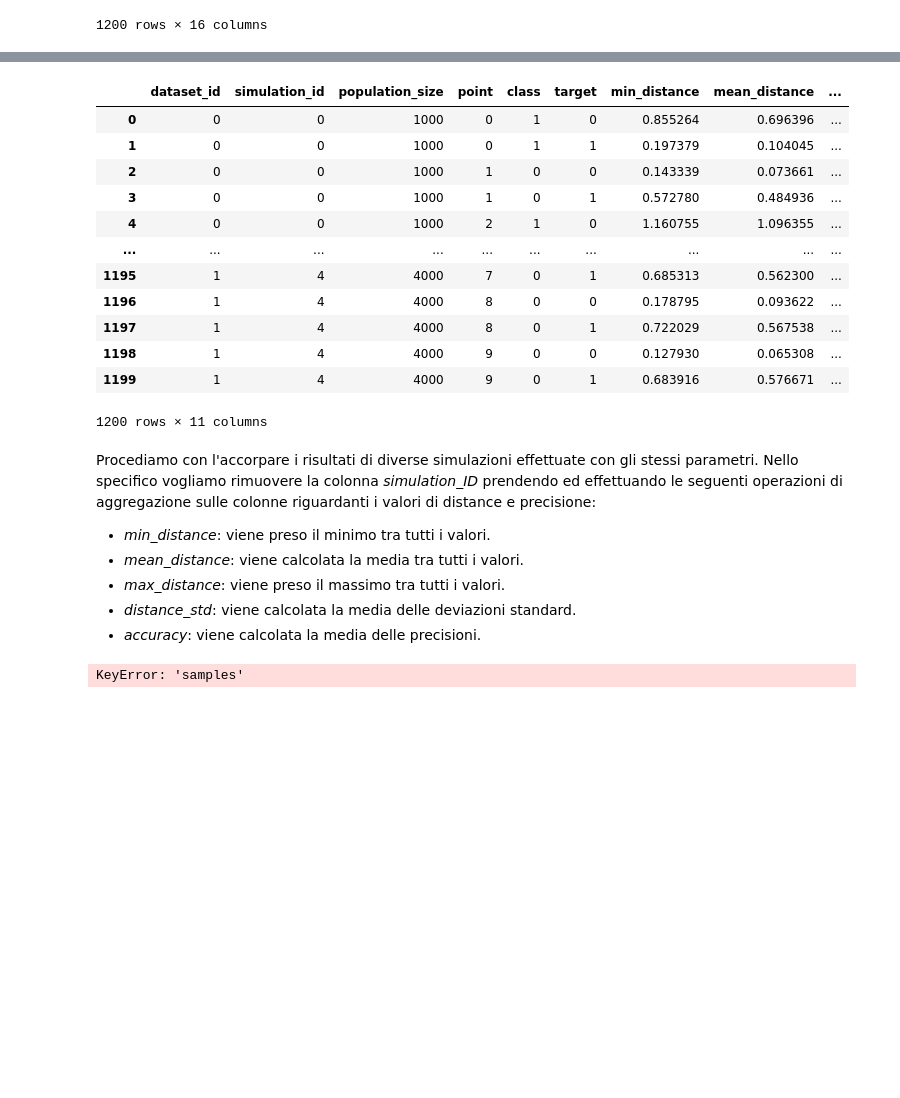
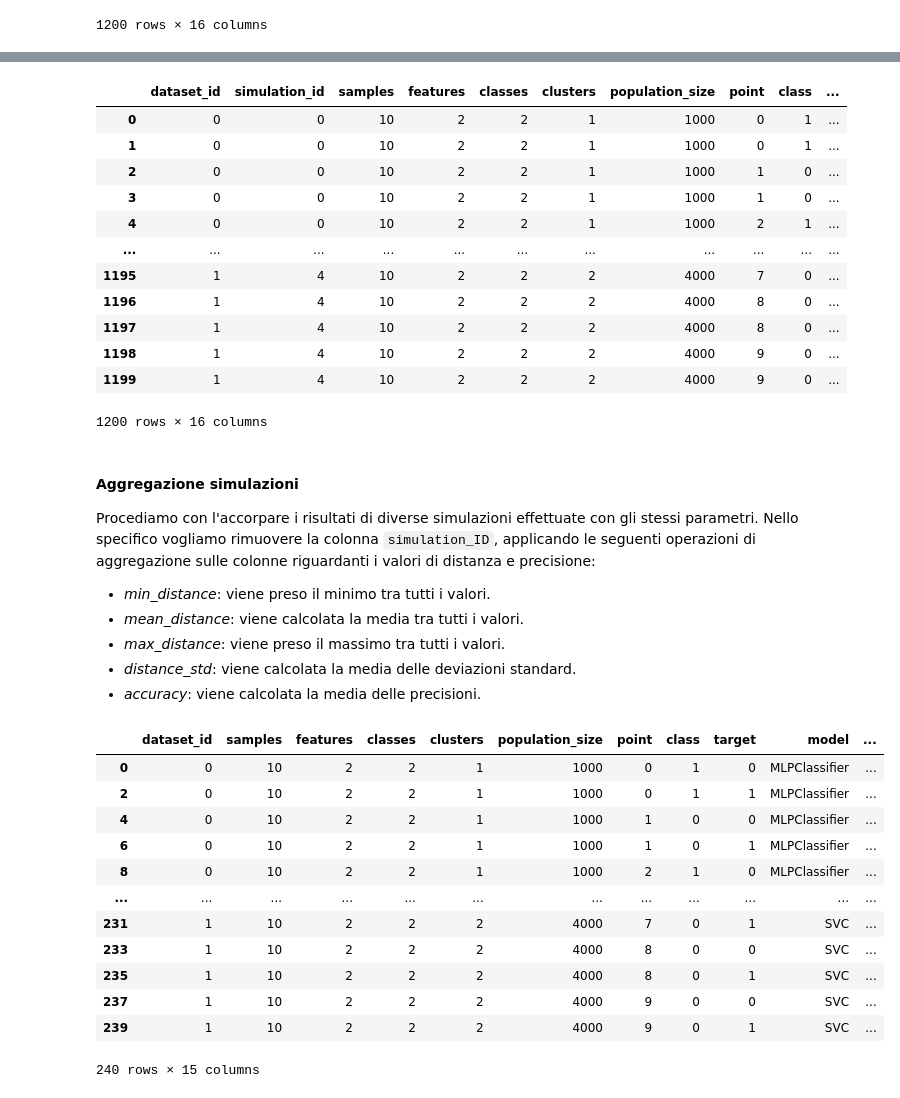
Before and after one commit to FedericoBustaffa/neighborhood_generator, a Jupyter notebook: notebooks/Analisi.ipynb, the cells around one changed output, grey strips where cells are left out. Saved outputs shown, nothing was run; the diff lists cells and outputs as text; code cells hidden in the pictures; blank space fills up the shorter version.

```diff
--- a/notebooks/Analisi.ipynb
+++ b/notebooks/Analisi.ipynb
@@ -31,4 +37,0 @@ relative ai dataset dai risultati ottenuti per ridurre un po' di ridondanze.
-# %%
-dataset_df = df[["dataset_id", "samples", "features", "classes", "clusters"]].copy().drop_duplicates()
-df = df.drop(columns=["samples", "features", "classes", "clusters"])
-dataset_df
@@ -39,4 +37,0 @@ dataset_df
-# %%
-simulation_df = df[["dataset_id", "simulation_id", "population_size", "model"]].copy().drop_duplicates()
-df = df.drop(columns=["population_size", "model"])
-simulation_df
@@ -89,32 +82,34 @@ per $-1$ di modo da avere valori meglio interpretabili.
 df[["min_fitness", "mean_fitness", "max_fitness"]] *= -1.0
 df = df.rename(
     columns={
-        "min_fitness": "min_distance",
+        "min_fitness": "max_distance",
         "mean_fitness": "mean_distance",
         "fitness_std": "distance_std",
-        "max_fitness": "max_distance",
+        "max_fitness": "min_distance",
     }
 )
 df
 # %% [output]
-|  | dataset_id | simulation_id | population_size | point | class | target | min_distance | mean_distance | ... |
-| 0 | 0 | 0 | 1000 | 0 | 1 | 0 | 0.855264 | 0.696396 | ... |
-| 1 | 0 | 0 | 1000 | 0 | 1 | 1 | 0.197379 | 0.104045 | ... |
-| 2 | 0 | 0 | 1000 | 1 | 0 | 0 | 0.143339 | 0.073661 | ... |
-| 3 | 0 | 0 | 1000 | 1 | 0 | 1 | 0.572780 | 0.484936 | ... |
-| 4 | 0 | 0 | 1000 | 2 | 1 | 0 | 1.160755 | 1.096355 | ... |
-| ... | ... | ... | ... | ... | ... | ... | ... | ... | ... |
-| 1195 | 1 | 4 | 4000 | 7 | 0 | 1 | 0.685313 | 0.562300 | ... |
-| 1196 | 1 | 4 | 4000 | 8 | 0 | 0 | 0.178795 | 0.093622 | ... |
-| 1197 | 1 | 4 | 4000 | 8 | 0 | 1 | 0.722029 | 0.567538 | ... |
-| 1198 | 1 | 4 | 4000 | 9 | 0 | 0 | 0.127930 | 0.065308 | ... |
-| 1199 | 1 | 4 | 4000 | 9 | 0 | 1 | 0.683916 | 0.576671 | ... |
+|  | dataset_id | simulation_id | samples | features | classes | clusters | population_size | point | class | ... |
+| 0 | 0 | 0 | 10 | 2 | 2 | 1 | 1000 | 0 | 1 | ... |
+| 1 | 0 | 0 | 10 | 2 | 2 | 1 | 1000 | 0 | 1 | ... |
+| 2 | 0 | 0 | 10 | 2 | 2 | 1 | 1000 | 1 | 0 | ... |
+| 3 | 0 | 0 | 10 | 2 | 2 | 1 | 1000 | 1 | 0 | ... |
+| 4 | 0 | 0 | 10 | 2 | 2 | 1 | 1000 | 2 | 1 | ... |
+| ... | ... | ... | ... | ... | ... | ... | ... | ... | ... | ... |
+| 1195 | 1 | 4 | 10 | 2 | 2 | 2 | 4000 | 7 | 0 | ... |
+| 1196 | 1 | 4 | 10 | 2 | 2 | 2 | 4000 | 8 | 0 | ... |
+| 1197 | 1 | 4 | 10 | 2 | 2 | 2 | 4000 | 8 | 0 | ... |
+| 1198 | 1 | 4 | 10 | 2 | 2 | 2 | 4000 | 9 | 0 | ... |
+| 1199 | 1 | 4 | 10 | 2 | 2 | 2 | 4000 | 9 | 0 | ... |
-1200 rows × 11 columns
+1200 rows × 16 columns
 # %% [markdown]
+#### Aggregazione simulazioni
+
 Procediamo con l'accorpare i risultati di diverse simulazioni effettuate con
 gli stessi parametri. Nello specifico vogliamo rimuovere la colonna
-_simulation_ID_ prendendo ed effettuando le seguenti operazioni di aggregazione
-sulle colonne riguardanti i valori di distance e precisione:
+`simulation_ID`, applicando le seguenti operazioni di aggregazione sulle
+colonne riguardanti i valori di distanza e precisione:
 
 - _min_distance_: viene preso il minimo tra tutti i valori.
 - _mean_distance_: viene calcolata la media tra tutti i valori.
@@ -124,31 +119,44 @@ sulle colonne riguardanti i valori di distance e precisione:
 # %%
 df = (
     df.groupby(
         [
             "dataset_id",
             "samples",
             "features",
             "classes",
             "clusters",
             "population_size",
             "point",
             "class",
             "target",
             "model",
         ]
     )
     .agg(
         {
             "min_distance": "min",
             "mean_distance": "mean",
             "distance_std": "mean",
             "max_distance": "max",
             "accuracy": "mean",
         }
     )
     .reset_index()
+    .sort_values(by=["dataset_id", "population_size", "model"])
 )
 
 df
 # %% [output]
+|  | dataset_id | samples | features | classes | clusters | population_size | point | class | target | model | ... |
+| 0 | 0 | 10 | 2 | 2 | 1 | 1000 | 0 | 1 | 0 | MLPClassifier | ... |
+| 2 | 0 | 10 | 2 | 2 | 1 | 1000 | 0 | 1 | 1 | MLPClassifier | ... |
+| 4 | 0 | 10 | 2 | 2 | 1 | 1000 | 1 | 0 | 0 | MLPClassifier | ... |
+| 6 | 0 | 10 | 2 | 2 | 1 | 1000 | 1 | 0 | 1 | MLPClassifier | ... |
+| 8 | 0 | 10 | 2 | 2 | 1 | 1000 | 2 | 1 | 0 | MLPClassifier | ... |
+| ... | ... | ... | ... | ... | ... | ... | ... | ... | ... | ... | ... |
+| 231 | 1 | 10 | 2 | 2 | 2 | 4000 | 7 | 0 | 1 | SVC | ... |
+| 233 | 1 | 10 | 2 | 2 | 2 | 4000 | 8 | 0 | 0 | SVC | ... |
+| 235 | 1 | 10 | 2 | 2 | 2 | 4000 | 8 | 0 | 1 | SVC | ... |
+| 237 | 1 | 10 | 2 | 2 | 2 | 4000 | 9 | 0 | 0 | SVC | ... |
+| 239 | 1 | 10 | 2 | 2 | 2 | 4000 | 9 | 0 | 1 | SVC | ... |
-KeyError: 'samples'
+240 rows × 15 columns
```
Also changed, not shown: parts of 17 cells of this notebook, 4 other files.
